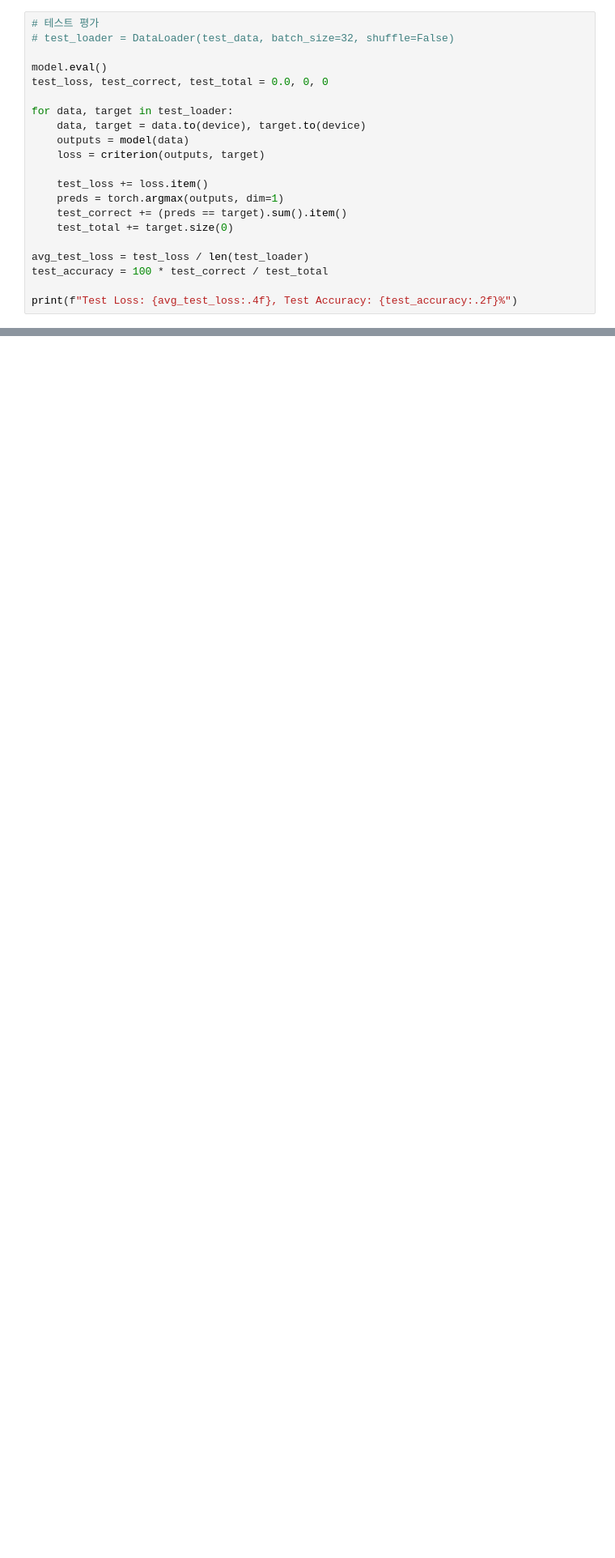
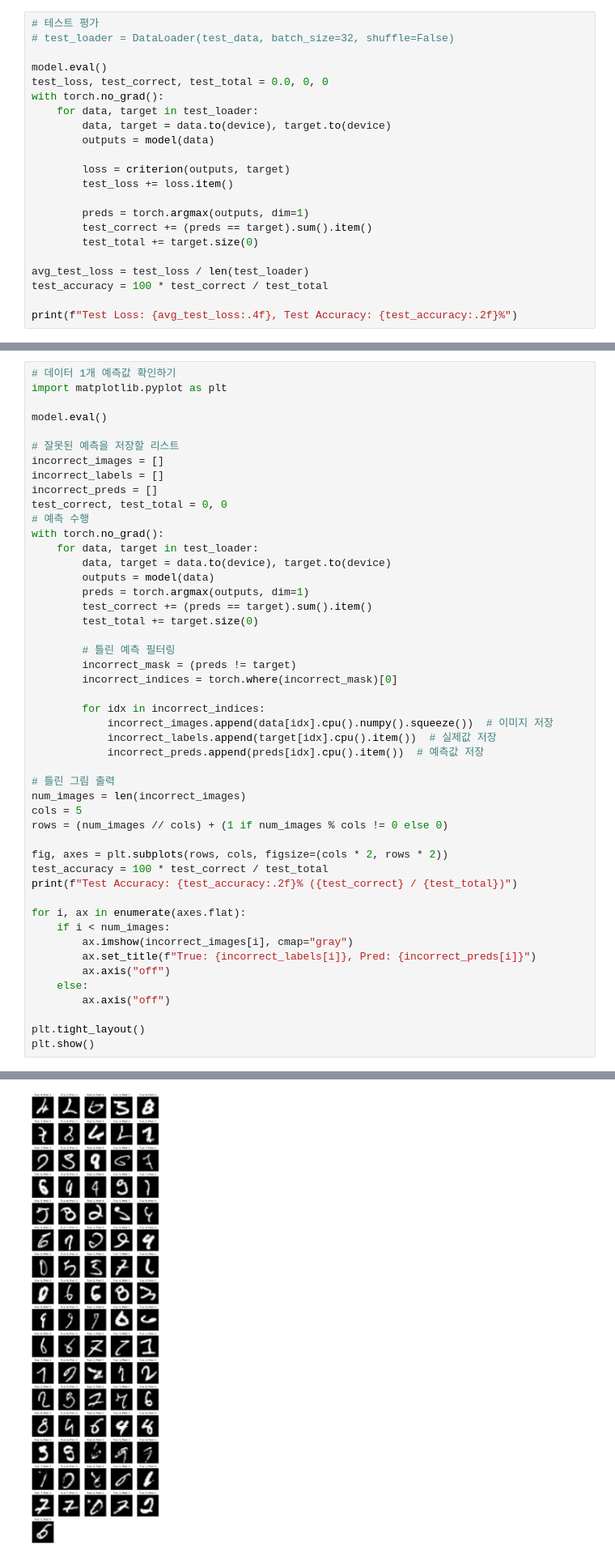
Before and after one commit to vhf1030/wanted-potenup, a Jupyter notebook: practice_DL/07_CNN_MNIST.ipynb, the cells around one changed output, grey strips where cells are left out. Shown at 81% size. Cells and saved outputs as stored; diff of their text form; blank space fills up the shorter version.

```diff
--- a/practice_DL/07_CNN_MNIST.ipynb
+++ b/practice_DL/07_CNN_MNIST.ipynb
@@ -412,16 +447,17 @@ plt.show()
 
 model.eval()
 test_loss, test_correct, test_total = 0.0, 0, 0
+with torch.no_grad():
+    for data, target in test_loader:
+        data, target = data.to(device), target.to(device)
+        outputs = model(data)
 
-for data, target in test_loader:
-    data, target = data.to(device), target.to(device)
-    outputs = model(data)
-    loss = criterion(outputs, target)
+        loss = criterion(outputs, target)
+        test_loss += loss.item()
 
-    test_loss += loss.item()
-    preds = torch.argmax(outputs, dim=1)
-    test_correct += (preds == target).sum().item()
-    test_total += target.size(0)
+        preds = torch.argmax(outputs, dim=1)
+        test_correct += (preds == target).sum().item()
+        test_total += target.size(0)
 
 avg_test_loss = test_loss / len(test_loader)
 test_accuracy = 100 * test_correct / test_total
@@ -431,0 +472,49 @@ Test Loss: 0.0475, Test Accuracy: 98.94%
+# %%
+# 데이터 1개 예측값 확인하기
+import matplotlib.pyplot as plt
+
+model.eval()
+
+# 잘못된 예측을 저장할 리스트
+incorrect_images = []
+incorrect_labels = []
+incorrect_preds = []
+test_correct, test_total = 0, 0
+# 예측 수행
+with torch.no_grad():
+    for data, target in test_loader:
+        data, target = data.to(device), target.to(device)
+        outputs = model(data)
+        preds = torch.argmax(outputs, dim=1)
+        test_correct += (preds == target).sum().item()
+        test_total += target.size(0)
+
+        # 틀린 예측 필터링
+        incorrect_mask = (preds != target)
+        incorrect_indices = torch.where(incorrect_mask)[0]
+
+        for idx in incorrect_indices:
+            incorrect_images.append(data[idx].cpu().numpy().squeeze())  # 이미지 저장
+            incorrect_labels.append(target[idx].cpu().item())  # 실제값 저장
+            incorrect_preds.append(preds[idx].cpu().item())  # 예측값 저장
+
+# 틀린 그림 출력
+num_images = len(incorrect_images)
+cols = 5
+rows = (num_images // cols) + (1 if num_images % cols != 0 else 0)
+
+fig, axes = plt.subplots(rows, cols, figsize=(cols * 2, rows * 2))
+test_accuracy = 100 * test_correct / test_total
+print(f"Test Accuracy: {test_accuracy:.2f}% ({test_correct} / {test_total})")
+
+for i, ax in enumerate(axes.flat):
+    if i < num_images:
+        ax.imshow(incorrect_images[i], cmap="gray")
+        ax.set_title(f"True: {incorrect_labels[i]}, Pred: {incorrect_preds[i]}")
+        ax.axis("off")
+    else:
+        ax.axis("off")
+
+plt.tight_layout()
+plt.show()
+# %% [output]
@@ -431,0 +522 @@ Test Loss: 0.0475, Test Accuracy: 98.94%
+[figure, added]
```
Also changed, not shown: parts of 9 cells of this notebook, 2 other files.
